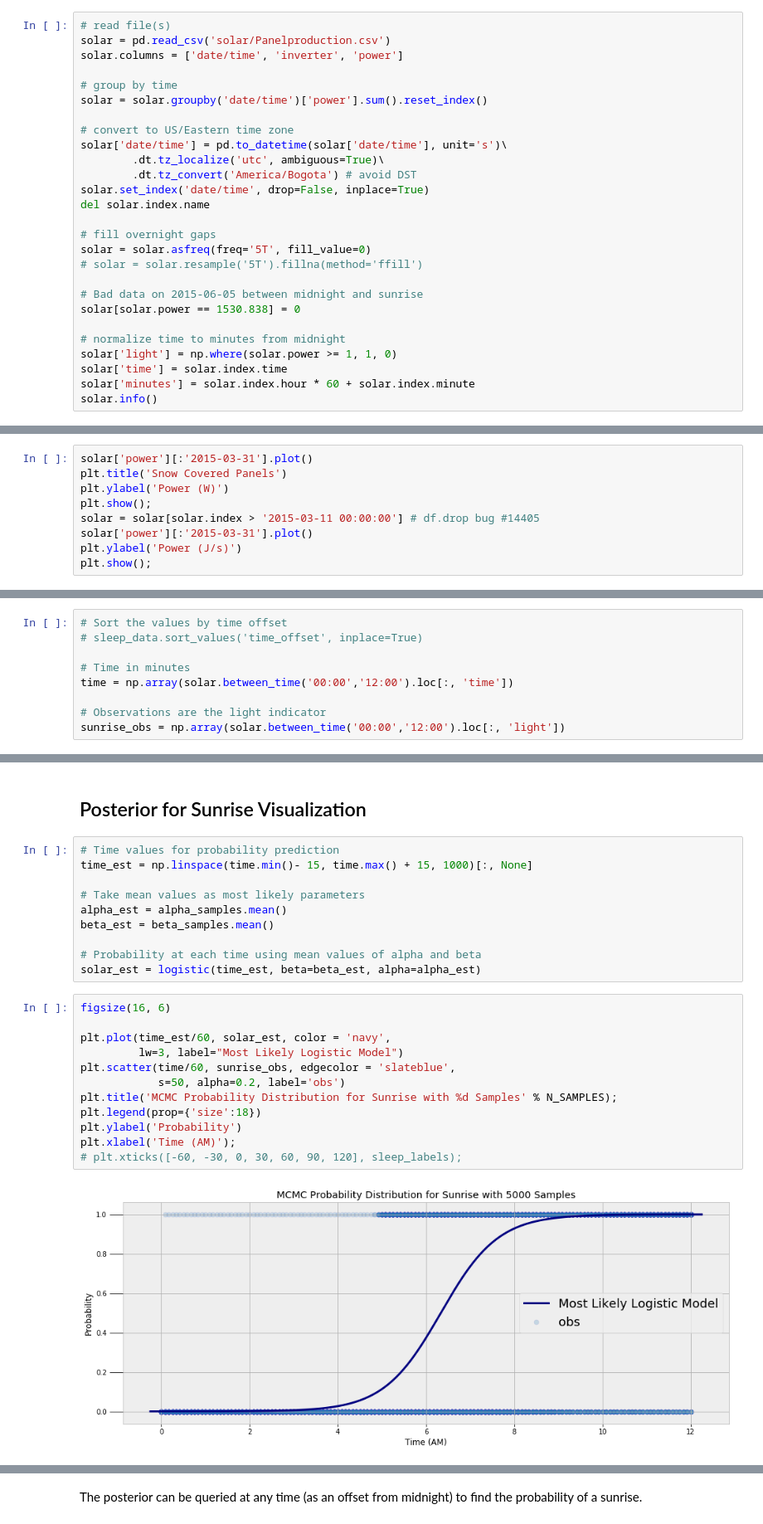
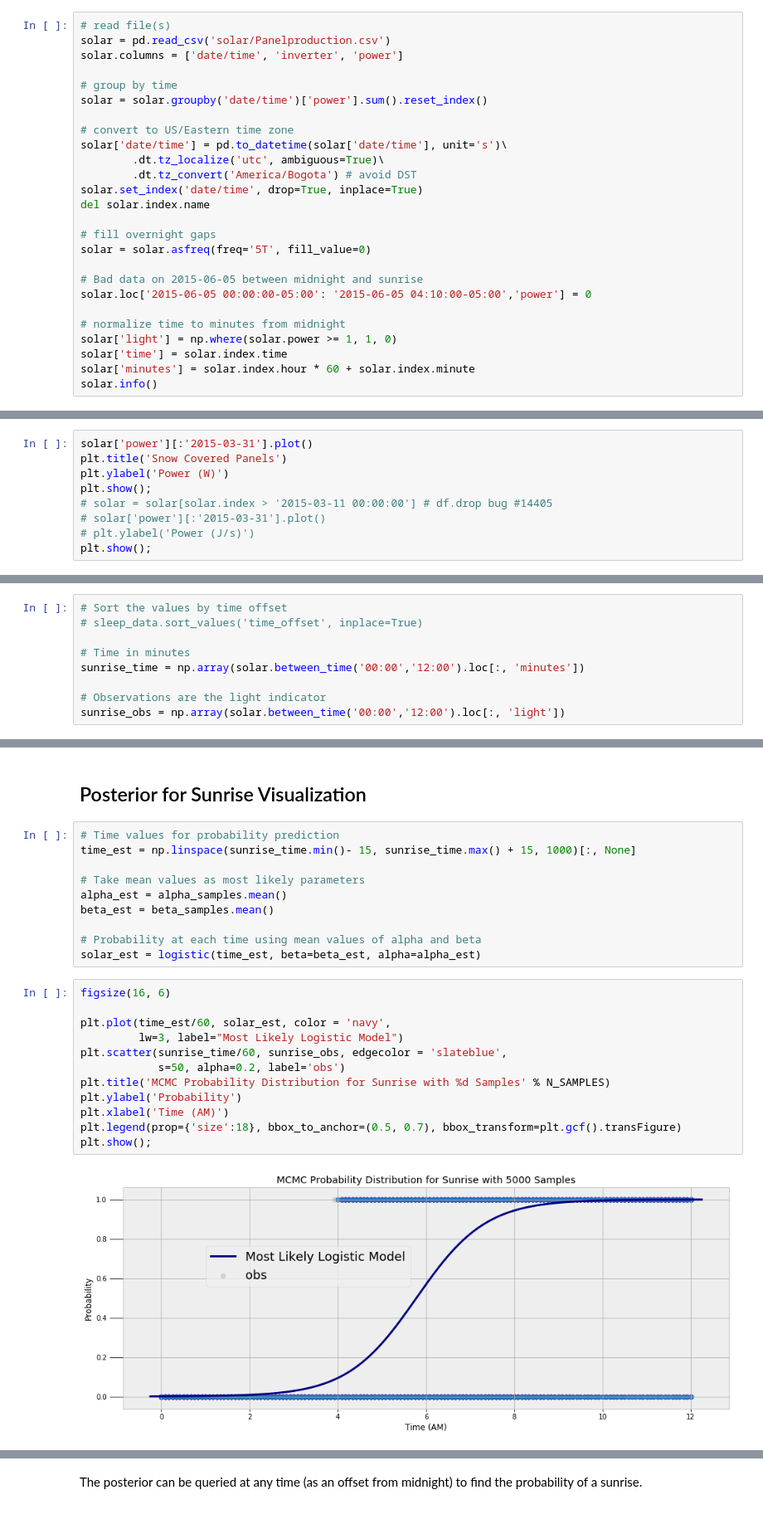
Before and after one commit to Turanga1/ai-projects, a Jupyter notebook: markov_chain_monte_carlo/markov_chain_monte_carlo.ipynb, the cells around one changed output, grey strips where cells are left out. Shown at 83% size. Saved outputs shown, nothing was run; the diff lists cells and outputs as text.

Commit message:
sunrise diff in minutes

```diff
--- a/markov_chain_monte_carlo/markov_chain_monte_carlo.ipynb
+++ b/markov_chain_monte_carlo/markov_chain_monte_carlo.ipynb
@@ -58,15 +58,14 @@ solar = solar.groupby('date/time')['power'].sum().reset_index()
 solar['date/time'] = pd.to_datetime(solar['date/time'], unit='s')\
         .dt.tz_localize('utc', ambiguous=True)\
         .dt.tz_convert('America/Bogota') # avoid DST
-solar.set_index('date/time', drop=False, inplace=True)
+solar.set_index('date/time', drop=True, inplace=True)
 del solar.index.name
 
 # fill overnight gaps
 solar = solar.asfreq(freq='5T', fill_value=0)
-# solar = solar.resample('5T').fillna(method='ffill')
 
 # Bad data on 2015-06-05 between midnight and sunrise
-solar[solar.power == 1530.838] = 0
+solar.loc['2015-06-05 00:00:00-05:00': '2015-06-05 04:10:00-05:00','power'] = 0
 
 # normalize time to minutes from midnight
 solar['light'] = np.where(solar.power >= 1, 1, 0)
@@ -108,9 +106,9 @@ solar['power'][:'2015-03-31'].plot()
 plt.title('Snow Covered Panels')
 plt.ylabel('Power (W)')
 plt.show();
-solar = solar[solar.index > '2015-03-11 00:00:00'] # df.drop bug #14405
-solar['power'][:'2015-03-31'].plot()
-plt.ylabel('Power (J/s)')
+# solar = solar[solar.index > '2015-03-11 00:00:00'] # df.drop bug #14405
+# solar['power'][:'2015-03-31'].plot()
+# plt.ylabel('Power (J/s)')
 plt.show();
 # %% [output]
 [figure]
@@ -395,7 +410,7 @@ The following code creates the model and performs MCMC, drawing `N_SAMPLES` numb
 # sleep_data.sort_values('time_offset', inplace=True)
 
 # Time in minutes
-time = np.array(solar.between_time('00:00','12:00').loc[:, 'time'])
+sunrise_time = np.array(solar.between_time('00:00','12:00').loc[:, 'minutes'])
 
 # Observations are the light indicator
 sunrise_obs = np.array(solar.between_time('00:00','12:00').loc[:, 'light'])
@@ -468,7 +483,7 @@ The spread of the data gives us a measure of uncertainty about the data. A large
 ## Posterior for Sunrise Visualization
 # %%
 # Time values for probability prediction
-time_est = np.linspace(time.min()- 15, time.max() + 15, 1000)[:, None]
+time_est = np.linspace(sunrise_time.min()- 15, sunrise_time.max() + 15, 1000)[:, None]
 
 # Take mean values as most likely parameters
 alpha_est = alpha_samples.mean()
@@ -479,14 +494,14 @@ solar_est = logistic(time_est, beta=beta_est, alpha=alpha_est)
 # %%
 figsize(16, 6)
 
 plt.plot(time_est/60, solar_est, color = 'navy',
          lw=3, label="Most Likely Logistic Model")
-plt.scatter(time/60, sunrise_obs, edgecolor = 'slateblue',
+plt.scatter(sunrise_time/60, sunrise_obs, edgecolor = 'slateblue',
             s=50, alpha=0.2, label='obs')
-plt.title('MCMC Probability Distribution for Sunrise with %d Samples' % N_SAMPLES);
-plt.legend(prop={'size':18})
+plt.title('MCMC Probability Distribution for Sunrise with %d Samples' % N_SAMPLES)
 plt.ylabel('Probability')
-plt.xlabel('Time (AM)');
-# plt.xticks([-60, -30, 0, 30, 60, 90, 120], sleep_labels);
+plt.xlabel('Time (AM)')
+plt.legend(prop={'size':18}, bbox_to_anchor=(0.5, 0.7), bbox_transform=plt.gcf().transFigure)
+plt.show();
 # %% [output]
-[figure, old version]
+[figure, new version]
```
Also changed, not shown: parts of 34 cells of this notebook.
